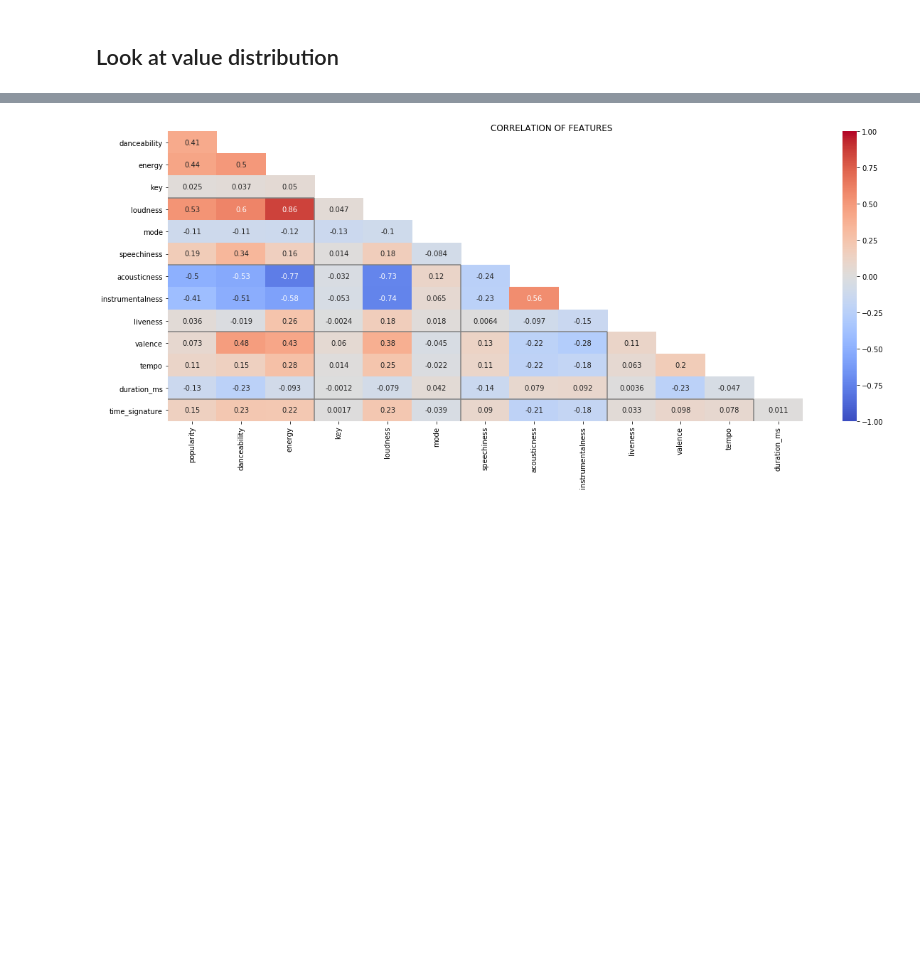
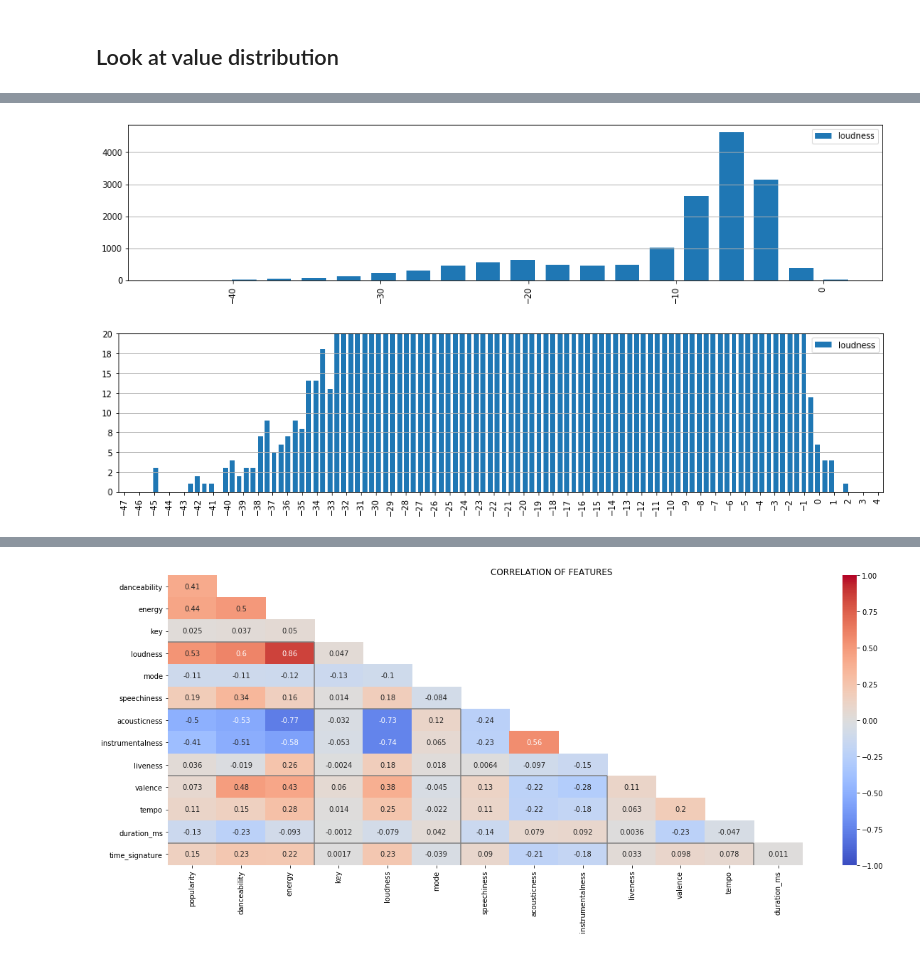
Before and after one commit to jgo-DA/CoS_AWS, a Jupyter notebook: EDA.ipynb, the cells around one changed output, grey strips where cells are left out. Saved outputs shown, nothing was run; the diff lists cells and outputs as text; code cells hidden in the pictures; blank space fills up the shorter version.

```diff
--- a/EDA.ipynb
+++ b/EDA.ipynb
@@ -317,0 +347,13 @@ for i in range(i % 3 + 1, 3): axes.flat[i % 3].set_visible(False) # hide trailin
+# %%
+# Loudness
+
+ax = df_joined['loudness'].plot.hist(figsize=(16.5, 3.5), bins=20, rwidth=0.7, legend=True, rot=90)
+ax.set_ylabel(None); ax.grid(axis='y'); plt.show()
+
+ax = df_joined['loudness'].plot.hist(figsize=(16.5, 3.5), bins=100, rwidth=0.7, legend=True, rot=90)
+ax.set_ylabel(None); ax.grid(axis='y'); ax.set_ylim([0, 20]); xlim = ax.get_xlim()
+ax.set_yticklabels(f'{_:,.0f}' for _ in ax.get_yticks()); xticks = ax.get_xticks()
+ax.set_xticks(np.arange(xticks[0], xticks[-1], 1)); ax.set_xlim(xlim);
+# %% [output]
+[figure, added]
+[figure, added]
```
Also changed, not shown: parts of 23 cells of this notebook, 1 other file.
